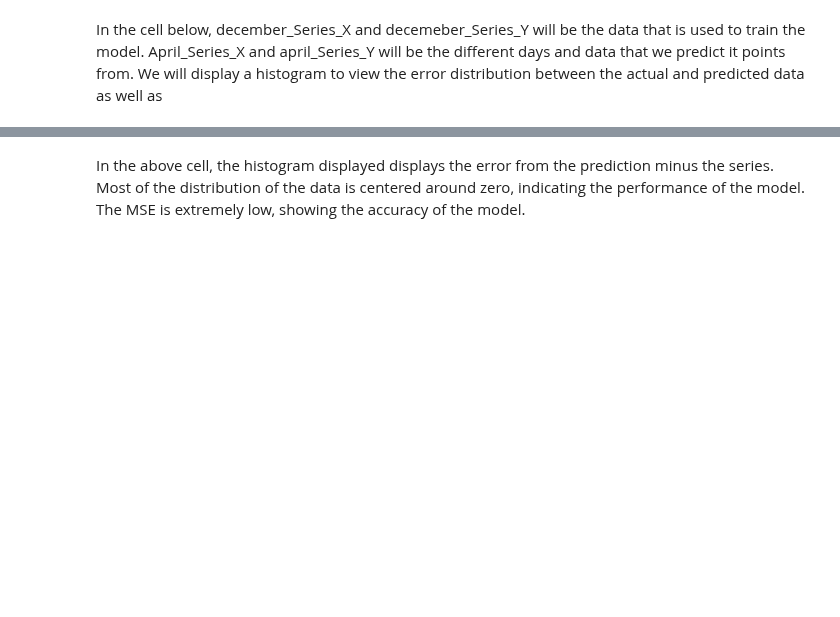
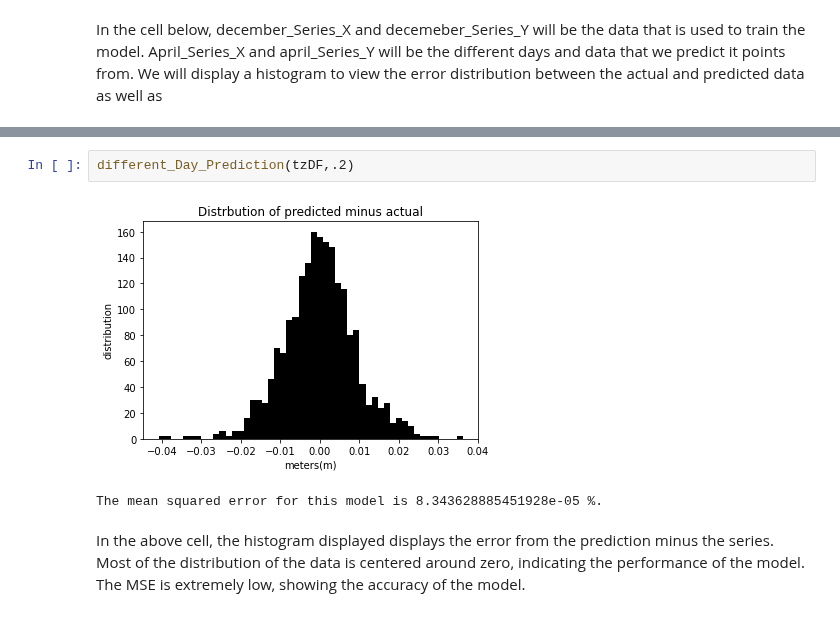
Before and after one commit to mylesm19/Volcanic_Activity_Detection, a Jupyter notebook: EC_01_Volcanic_activity_detection_and_noise_characterization_using_machine_learning.ipynb, the cells around one changed output, grey strips where cells are left out. Drawn from its saved outputs; the diff is of its cells as text; blank space fills up the shorter version.

```diff
--- a/EC_01_Volcanic_activity_detection_and_noise_characterization_using_machine_learning.ipynb
+++ b/EC_01_Volcanic_activity_detection_and_noise_characterization_using_machine_learning.ipynb
@@ -455,3 +404,8 @@ The mean squared error for this model is 8.343628885451928e-05 %.
+# %%
+different_Day_Prediction(tzDF,.2)
+# %% [output]
+[figure, added]
+The mean squared error for this model is 8.343628885451928e-05 %.
 # %% [markdown]
 In the above cell, the histogram displayed displays the error from the prediction minus the series. Most of the distribution of the data is centered around zero, indicating the performance of the model. The MSE is extremely low, showing the accuracy of the model.
 # %% [markdown]
```
Also changed, not shown: parts of 18 cells of this notebook.
